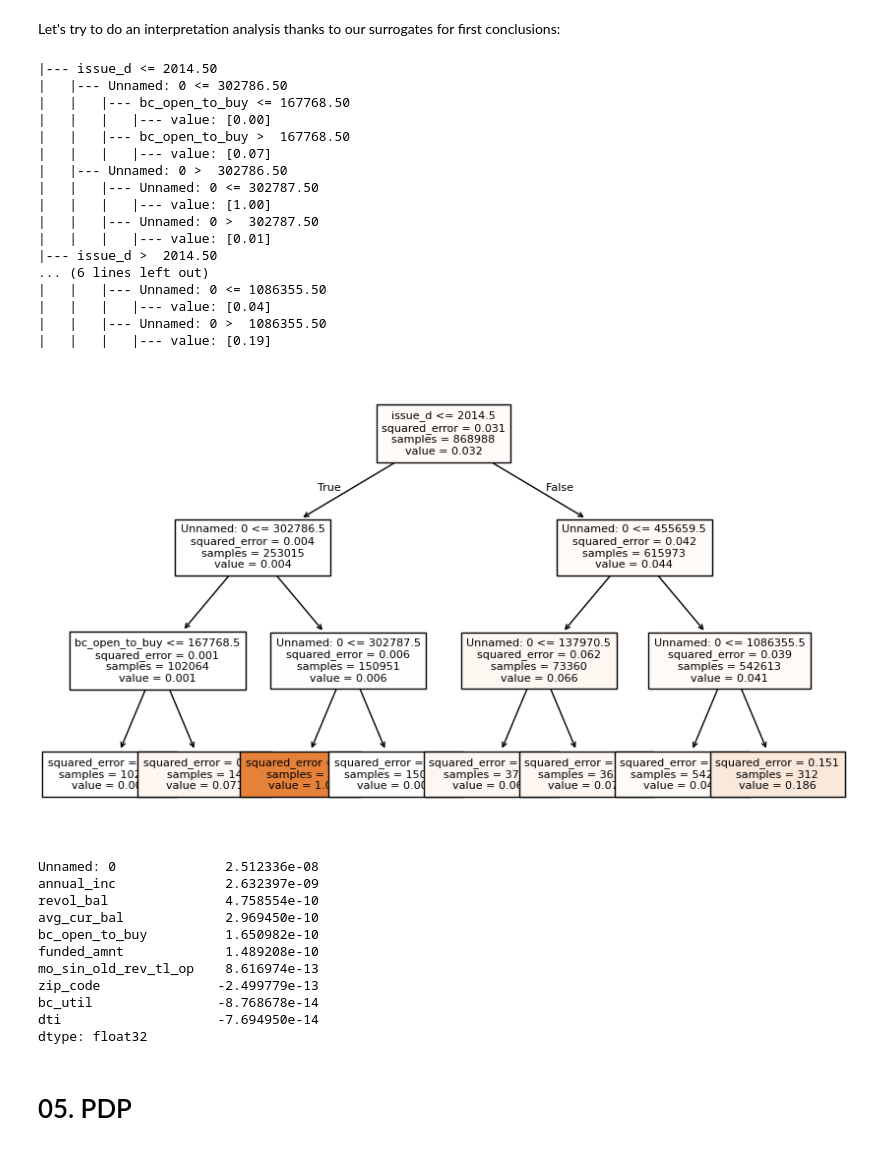
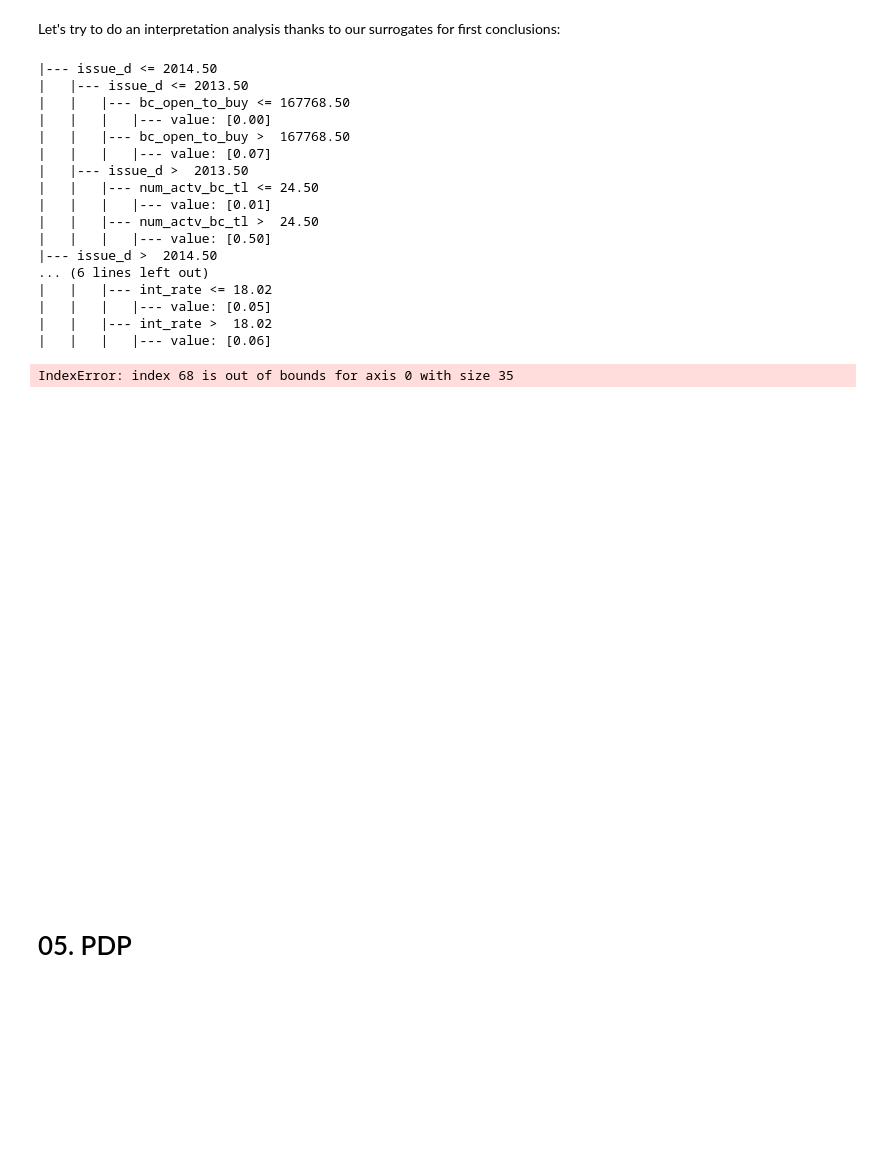
Before and after one commit to thom1100/fairness_project, a Jupyter notebook: project_notebook.ipynb, the cells around one changed output. Cells and saved outputs as stored; diff of their text form; code cells hidden in the pictures; blank space fills up the shorter version.

Commit message:
solved columns issues

```diff
--- a/project_notebook.ipynb
+++ b/project_notebook.ipynb
@@ -90,3 +45,6 @@ No DP column found — vérifie le nom exact dans le fichier de description.
+# %%
+# Let's get rid of the Unnamed: 0 column
+df = df.drop(columns=['Unnamed: 0'])
 # %% [markdown]
 # 01.First Surrogates
 # %%
@@ -282,46 +240,35 @@ rules = export_text(tree, feature_names=pipe[:-1].fit_transform(X_train).columns
 print(rules)
 # %% [output]
 |--- issue_d <= 2014.50
-|   |--- Unnamed: 0 <= 302786.50
+|   |--- issue_d <= 2013.50
 |   |   |--- bc_open_to_buy <= 167768.50
 |   |   |   |--- value: [0.00]
 |   |   |--- bc_open_to_buy >  167768.50
 |   |   |   |--- value: [0.07]
-|   |--- Unnamed: 0 >  302786.50
-|   |   |--- Unnamed: 0 <= 302787.50
-|   |   |   |--- value: [1.00]
-|   |   |--- Unnamed: 0 >  302787.50
+|   |--- issue_d >  2013.50
+|   |   |--- num_actv_bc_tl <= 24.50
 |   |   |   |--- value: [0.01]
+|   |   |--- num_actv_bc_tl >  24.50
+|   |   |   |--- value: [0.50]
 |--- issue_d >  2014.50
 ... (6 lines left out)
-|   |   |--- Unnamed: 0 <= 1086355.50
-|   |   |   |--- value: [0.04]
-|   |   |--- Unnamed: 0 >  1086355.50
-|   |   |   |--- value: [0.19]
+|   |   |--- int_rate <= 18.02
+|   |   |   |--- value: [0.05]
+|   |   |--- int_rate >  18.02
+|   |   |   |--- value: [0.06]
 # %%
 plt.figure(figsize=(10, 6))
-plot_tree(tree, feature_names=X.columns, filled=True, max_depth=3, fontsize=8)
+plot_tree(tree, feature_names=pipe[:-1].fit_transform(X_train).columns, filled=True, max_depth=3, fontsize=8)
 plt.show()
 # %% [output]
+IndexError: index 68 is out of bounds for axis 0 with size 35
-[figure, old version]
+[figure, new version]
 # %%
 lin = lin.named_steps["reg"]
 X_transformed = pipe[:-1].fit_transform(X_train)  # pour transformer nos données avec l'encodage
 coefs = pd.Series(lin.coef_, index=pd.DataFrame(X_transformed).columns)
 coefs_sorted = coefs.sort_values(key=np.abs, ascending=False)
 print(coefs_sorted.head(10))
-# %% [output]
-Unnamed: 0              2.512336e-08
-annual_inc              2.632397e-09
-revol_bal               4.758554e-10
-avg_cur_bal             2.969450e-10
-bc_open_to_buy          1.650982e-10
-funded_amnt             1.489208e-10
-mo_sin_old_rev_tl_op    8.616974e-13
-zip_code               -2.499779e-13
-bc_util                -8.768678e-14
-dti                    -7.694950e-14
-dtype: float32
 # %% [markdown]
 # 05. PDP
 # %%
```
Also changed, not shown: parts of 9 cells of this notebook.
